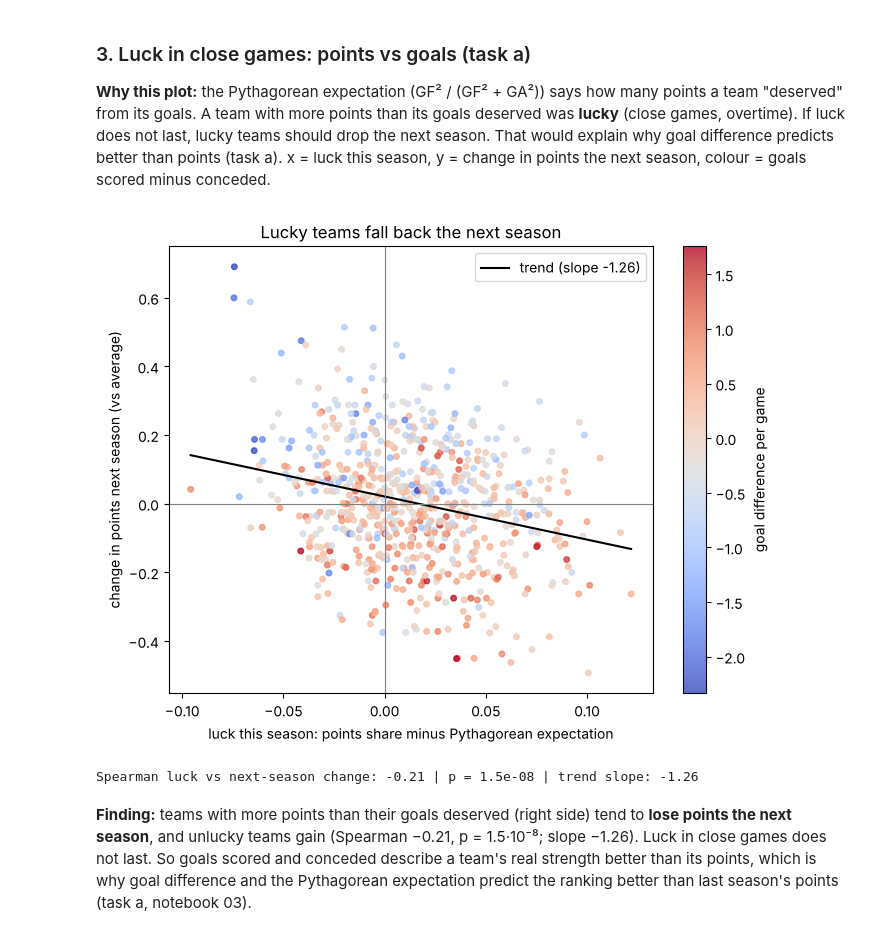
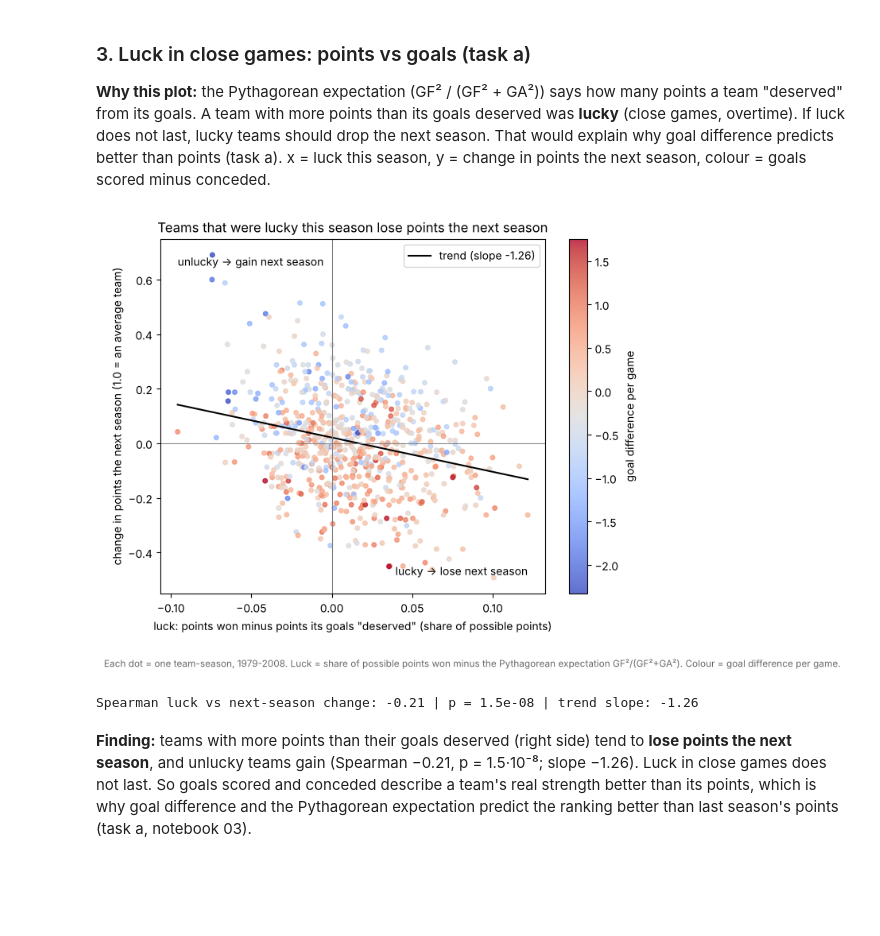
Before and after one commit to up202303702/AC, a Jupyter notebook: notebooks/01_data_overview.ipynb, the cells around one changed output. Cells and saved outputs as stored; diff of their text form; code cells hidden in the pictures; blank space fills up the shorter version.

```diff
--- a/notebooks/01_data_overview.ipynb
+++ b/notebooks/01_data_overview.ipynb
@@ -735,22 +757,25 @@ plt.tight_layout(); plt.savefig(FIG / "coach_change_heatmap.png", dpi=150, bbox_
 # %%
 lk = nhl.dropna(subset=["next_pts_vs_avg"]).copy()
 lk["next_change"] = lk["next_pts_vs_avg"] - lk["pts_vs_avg"]
 lk["gd_per_game"] = (lk["GF"] - lk["GA"]) / lk["G"]
 fig, ax = plt.subplots(figsize=(7, 5.5))
 sc = ax.scatter(lk["luck"], lk["next_change"], c=lk["gd_per_game"], cmap="coolwarm", s=16, alpha=0.8)
 coef = np.polyfit(lk["luck"], lk["next_change"], 1)
 xs = np.linspace(lk["luck"].min(), lk["luck"].max(), 50)
 ax.plot(xs, np.polyval(coef, xs), color="black", label=f"trend (slope {coef[0]:.2f})")
 ax.axhline(0, color="grey", lw=0.8); ax.axvline(0, color="grey", lw=0.8)
-ax.set(xlabel="luck this season: points share minus Pythagorean expectation", ylabel="change in points next season (vs average)",
-       title="Lucky teams fall back the next season")
+ax.set(xlabel="luck: points won minus points its goals \"deserved\" (share of possible points)", ylabel="change in points the next season (1.0 = an average team)",
+       title="Teams that were lucky this season lose points the next season")
+ax.text(lk["luck"].min(), lk["next_change"].max(), "unlucky → gain next season", fontsize=10, va="top")
+ax.text(lk["luck"].max(), lk["next_change"].min(), "lucky → lose next season", fontsize=10, ha="right", va="bottom")
+footnote(fig, "Each dot = one team-season, 1979-2008. Luck = share of possible points won minus the Pythagorean expectation GF²/(GF²+GA²). Colour = goal difference per game.")
 plt.colorbar(sc, ax=ax, label="goal difference per game")
 ax.legend()
 plt.tight_layout(); plt.savefig(FIG / "luck_next_season.png", dpi=150, bbox_inches="tight"); plt.show()
 rho, p = spearmanr(lk["luck"], lk["next_change"])
 print("Spearman luck vs next-season change:", round(rho, 2), "| p =", f"{p:.1e}", "| trend slope:", round(coef[0], 2))
 # %% [output]
-[figure, old version]
+[figure, new version]
 Spearman luck vs next-season change: -0.21 | p = 1.5e-08 | trend slope: -1.26
 # %% [markdown]
 **Finding:** teams with more points than their goals deserved (right side) tend to **lose points the next season**, and unlucky teams gain (Spearman −0.21, p = 1.5·10⁻⁸; slope −1.26). Luck in close games does not last. So goals scored and conceded describe a team's real strength better than its points, which is why goal difference and the Pythagorean expectation predict the ranking better than last season's points (task a, notebook 03).
```
Also changed, not shown: parts of 9 cells of this notebook, 32 other files.
